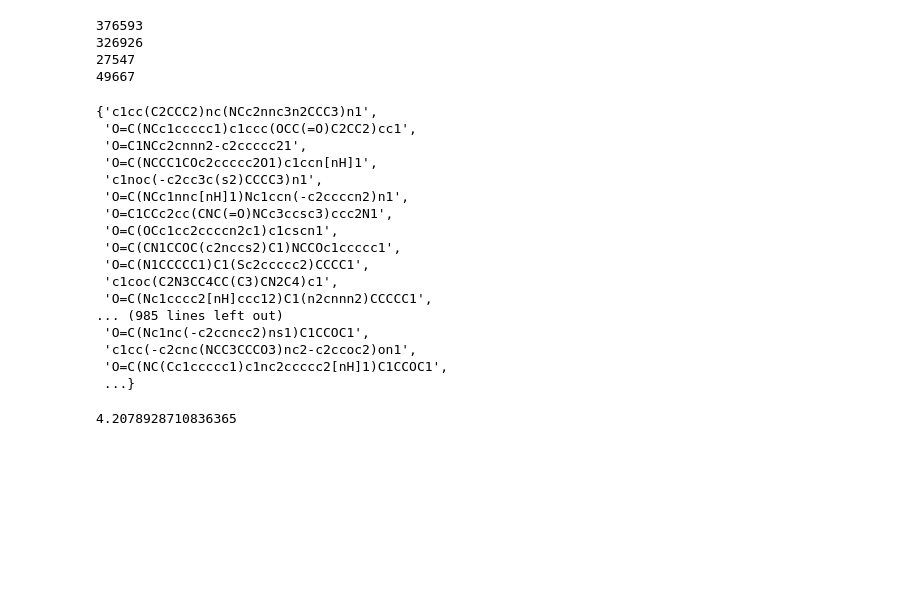
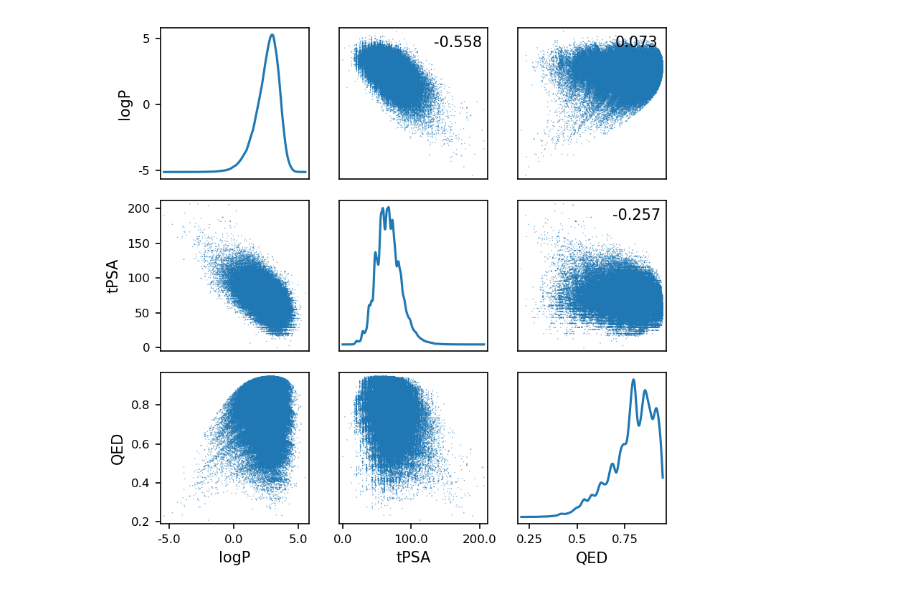
Before and after one commit to chaoting-sun/GCT-Plus, a Jupyter notebook: Plot/data.ipynb, the cells around one changed output. Saved outputs shown, nothing was run; the diff lists cells and outputs as text; code cells hidden in the pictures; blank space fills up the shorter version.

```diff
--- a/Plot/data.ipynb
+++ b/Plot/data.ipynb
@@ -166,23 +159,24 @@ df = df[:200000]
 # %%
-fig, axes = plt.subplots(figsize=(5.5, 5.3), dpi=300)
-scatter_matrix = pd.plotting.scatter_matrix(
-    df,
-    ax=axes,
-    alpha=0.6,
-    diagonal='kde',
-    s=2
-)
-corr = df.corr().to_numpy()
+def scatter_matrix(df, dpi=150):
+    fig, axes = plt.subplots(figsize=(5.5, 5.3), dpi=dpi)
+    scatter_matrix = pd.plotting.scatter_matrix(
+        df,
+        ax=axes,
+        alpha=0.6,
+        diagonal='kde',
+        s=2
+    )
+    corr = df.corr().to_numpy()
 
-[ax.set_xticklabels(ax.get_xticks(), rotation=0) for ax in scatter_matrix.reshape(-1)]
+    [ax.set_xticklabels(ax.get_xticks(), rotation=0) for ax in scatter_matrix.reshape(-1)]
 
-for i, j in zip(*np.triu_indices_from(scatter_matrix, k=1)):
-    scatter_matrix[i, j].annotate(
-        "%.3f" % corr[i, j],
-        (0.8, 0.90),
-        xycoords='axes fraction',
-        ha='center',
-        va='center'
-    )
+    for i, j in zip(*np.triu_indices_from(scatter_matrix, k=1)):
+        scatter_matrix[i, j].annotate(
+            "%.3f" % corr[i, j],
+            (0.8, 0.90),
+            xycoords='axes fraction',
+            ha='center',
+            va='center'
+        )
 
-plt.tight_layout()
+    plt.tight_layout()
@@ -270,34 +183,7 @@ print(len(test_scaffolds_sca_set))
-# %%
-print(len(train_sca_set))
-print(len(train_sca_set-test_sca_set))
-print(len(test_sca_set-train_sca_set))
-print(len(test_sca_set.intersection(train_sca_set)))
-# %% [output]
-376593
-326926
-27547
-49667
-# %%
-test_scaffolds_sca_set
-# %% [output]
-{'c1cc(C2CCC2)nc(NCc2nnc3n2CCC3)n1',
- 'O=C(NCc1ccccc1)c1ccc(OCC(=O)C2CC2)cc1',
- 'O=C1NCc2cnnn2-c2ccccc21',
- 'O=C(NCCC1COc2ccccc2O1)c1ccn[nH]1',
- 'c1noc(-c2cc3c(s2)CCCC3)n1',
- 'O=C(NCc1nnc[nH]1)Nc1ccn(-c2ccccn2)n1',
- 'O=C1CCc2cc(CNC(=O)NCc3ccsc3)ccc2N1',
- 'O=C(OCc1cc2ccccn2c1)c1cscn1',
- 'O=C(CN1CCOC(c2nccs2)C1)NCCOc1ccccc1',
- 'O=C(N1CCCCC1)C1(Sc2ccccc2)CCCC1',
- 'c1coc(C2N3CC4CC(C3)CN2C4)c1',
- 'O=C(Nc1cccc2[nH]ccc12)C1(n2cnnn2)CCCCC1',
-... (985 lines left out)
- 'O=C(Nc1nc(-c2ccncc2)ns1)C1CCOC1',
- 'c1cc(-c2cnc(NCC3CCCO3)nc2-c2ccoc2)on1',
- 'O=C(NC(Cc1ccccc1)c1nc2ccccc2[nH]1)C1CCOC1',
- ...}
-# %%
-1584663/376593
-# %% [output]
-4.2078928710836365
+# %%
+# plot scatter matrix
+
+samples = df[:200000]
+scatter_matrix(samples)
+# %% [output]
+[figure, added]
```
Also changed, not shown: parts of 26 cells of this notebook, 56 other files.
